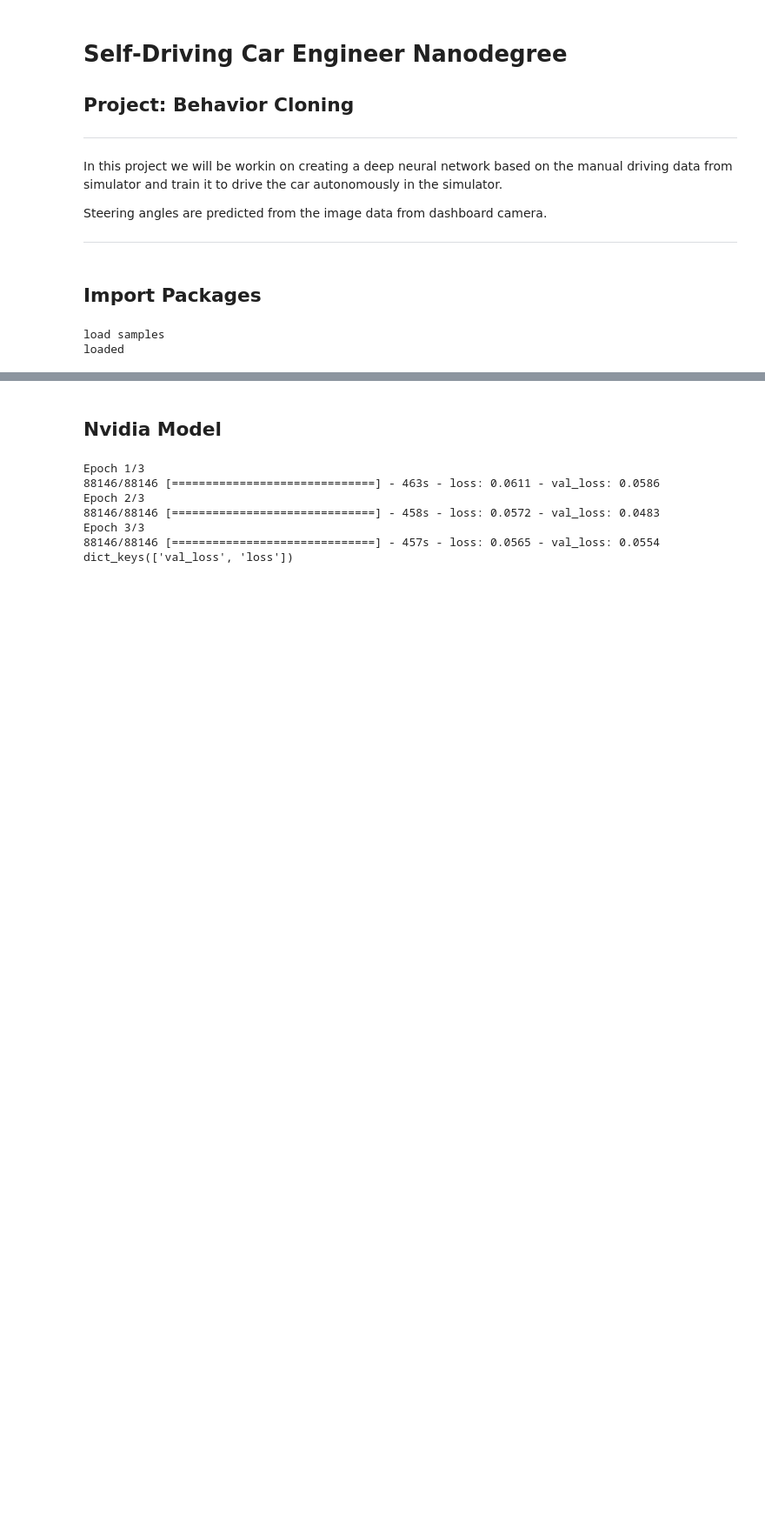
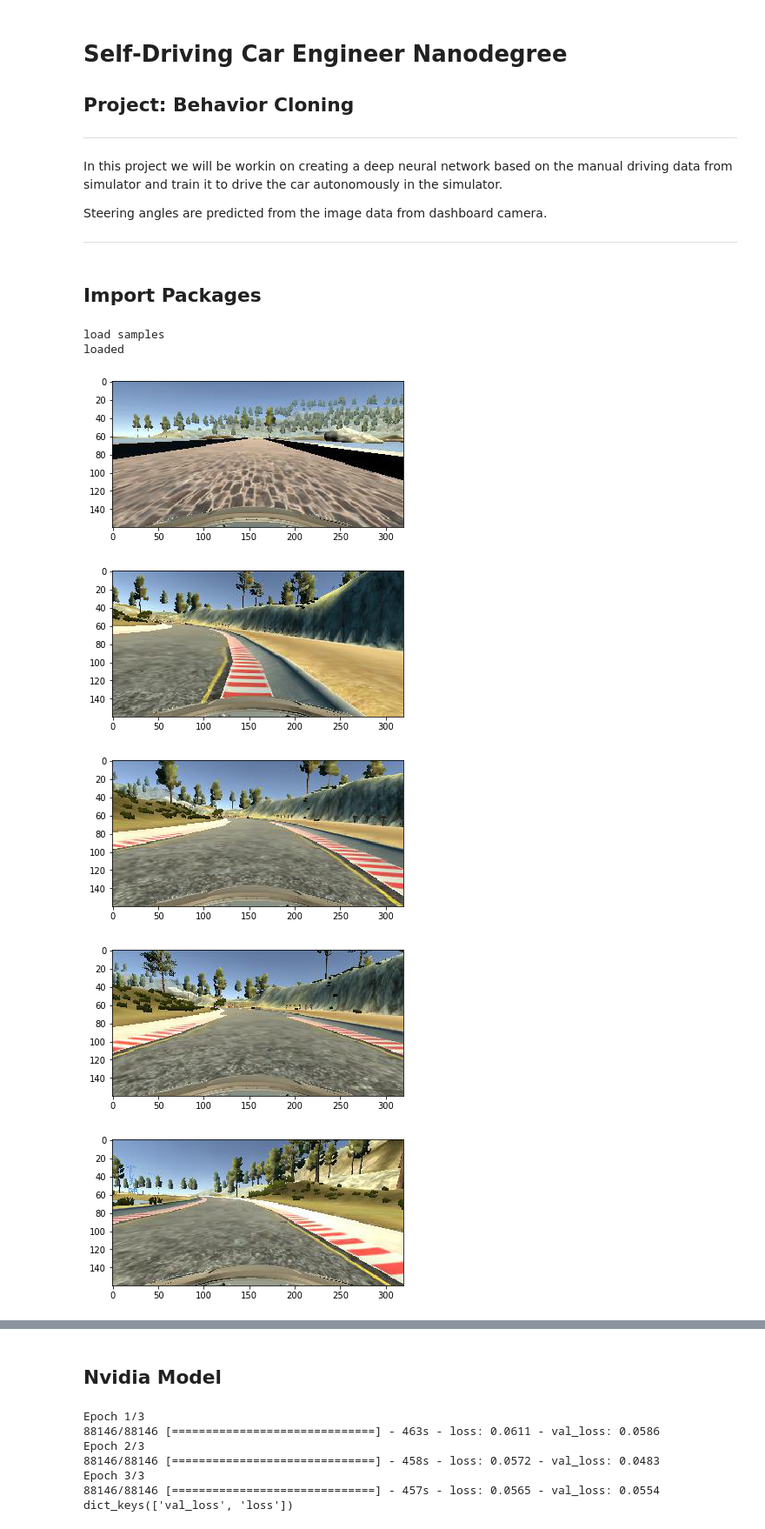
Before and after one commit to pkorivi/behavioral_cloning, a Jupyter notebook: nn_nb.ipynb, the cells around one changed output, grey strips where cells are left out. Shown at 87% size. Cells and saved outputs as stored; diff of their text form; code cells hidden in the pictures; blank space fills up the shorter version.

```diff
--- a/nn_nb.ipynb
+++ b/nn_nb.ipynb
@@ -43,3 +44,40 @@ print('loaded')
 # %% [output]
 load samples
 loaded
+# %%
+#Plot images for visualization in report
+#center image
+
+def process(filename):
+    image = mpimg.imread(filename)
+    plt.figure()
+    plt.imshow(image)
+
+
+#center
+print('center')
+process('./data_i/c1.jpg')
+
+print('Recovery path images')
+#recovery 1
+process('./data_i/r1.jpg')
+#recovery 2
+process('./data_i/r2.jpg')
+#recovery 3
+process('./data_i/r3.jpg')
+
+#Normal 1
+process('./data_i/n1.jpg')
+
+#Flipped 1
+img = mpimg.imread('./data_i/n1.jpg')
+plt.figure()
+plt.imshow(np.fliplr(img))
+plt.show()
+#print(img)
+# %% [output]
+[figure, added]
+[figure, added]
+[figure, added]
+[figure, added]
+[figure, added]
```
Also changed, not shown: parts of 4 cells of this notebook.
